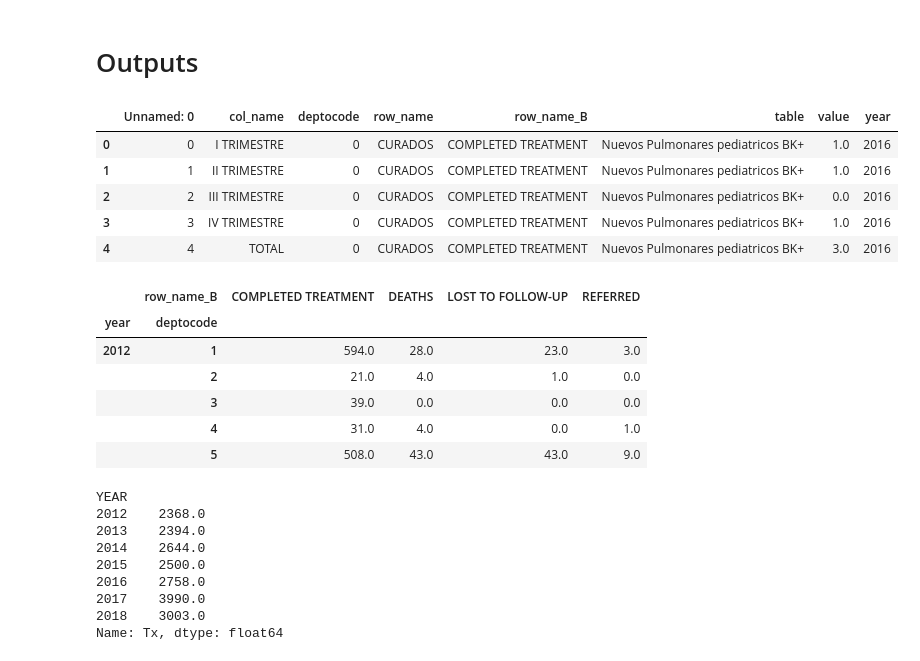
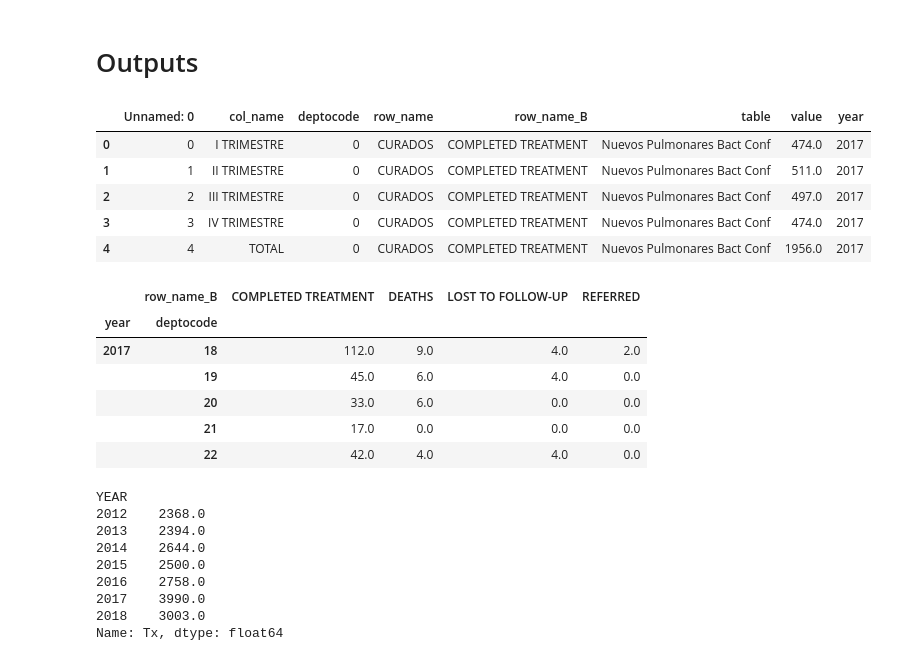
Before and after one commit to Guitlle/gf, a Jupyter notebook: impact_evaluation/gtm/pre_data_preparation.ipynb, the cells around one changed output. Saved outputs shown, nothing was run; the diff lists cells and outputs as text; code cells hidden in the pictures.

Commit message:
cohorte 2017

```diff
--- a/impact_evaluation/gtm/pre_data_preparation.ipynb
+++ b/impact_evaluation/gtm/pre_data_preparation.ipynb
@@ -58,32 +58,47 @@ acfcases = acfcases.rename("Additional Cases Detected via ACF_value_m").fillna(0
 # Cases Started on Treatment_value
 # MDR Cases Started Treatment_value
 
-cohortes = pd.read_csv("../../../Outcome Measurement Data/TUBERCULOSIS/COHORTES/GTM - Tx cohort data 2012-2016.csv")
+cohortes = pd.read_csv("../../../Outcome Measurement Data/TUBERCULOSIS/COHORTES/GTM - Tx cohort data 2012-2017.csv")
 # %%
 cohortes.head()
 # %% [output]
 |  | Unnamed: 0 | col_name | deptocode | row_name | row_name_B | table | value | year |
-| 0 | 0 | I TRIMESTRE | 0 | CURADOS | COMPLETED TREATMENT | Nuevos Pulmonares pediatricos BK+ | 1.0 | 2016 |
-| 1 | 1 | II TRIMESTRE | 0 | CURADOS | COMPLETED TREATMENT | Nuevos Pulmonares pediatricos BK+ | 1.0 | 2016 |
-| 2 | 2 | III TRIMESTRE | 0 | CURADOS | COMPLETED TREATMENT | Nuevos Pulmonares pediatricos BK+ | 0.0 | 2016 |
-| 3 | 3 | IV TRIMESTRE | 0 | CURADOS | COMPLETED TREATMENT | Nuevos Pulmonares pediatricos BK+ | 1.0 | 2016 |
-| 4 | 4 | TOTAL | 0 | CURADOS | COMPLETED TREATMENT | Nuevos Pulmonares pediatricos BK+ | 3.0 | 2016 |
+| 0 | 0 | I TRIMESTRE | 0 | CURADOS | COMPLETED TREATMENT | Nuevos Pulmonares Bact Conf | 474.0 | 2017 |
+| 1 | 1 | II TRIMESTRE | 0 | CURADOS | COMPLETED TREATMENT | Nuevos Pulmonares Bact Conf | 511.0 | 2017 |
+| 2 | 2 | III TRIMESTRE | 0 | CURADOS | COMPLETED TREATMENT | Nuevos Pulmonares Bact Conf | 497.0 | 2017 |
+| 3 | 3 | IV TRIMESTRE | 0 | CURADOS | COMPLETED TREATMENT | Nuevos Pulmonares Bact Conf | 474.0 | 2017 |
+| 4 | 4 | TOTAL | 0 | CURADOS | COMPLETED TREATMENT | Nuevos Pulmonares Bact Conf | 1956.0 | 2017 |
 # %%
-pivot_cohortes = cohortes[(cohortes.col_name.isin(["TOTAL"])) &
-       (cohortes.table.isin(["Nuevos Pulmonares BK+", "Nuevos Pulmonares BK-", "Nuevos Pediatricos",
-                          "Nuevos Extrapulmonares", "Nuevos TB/VIH", "Retratamiento"])) &
+pivot_cohortes = cohortes[
+       (cohortes.col_name.isin(["TOTAL"])) &
+       ((cohortes.year <=2016) & cohortes.table.isin([
+                "Nuevos Pulmonares BK+",
+                "Nuevos Pulmonares BK-",
+                "Nuevos Pediatricos",
+                "Nuevos Extrapulmonares",
+                "Nuevos TB/VIH", "Retratamiento"
+            ]) |
+       # 2017
+       ((cohortes.year == 2017) & cohortes.table.isin([
+               "Nuevos Pulmonares Bact Conf",
+               "Nuevos Pulmonares pediatricos Bact Conf",
+               "Nuevos Pulmonares Dx Clinico",
+               "Nuevos Extrapulmonares Bact Conf",
+               "Nuevos Extrapulmonares Dx Clinico"
+            ]))
+       ) &
        (cohortes.deptocode!=0)].\
     groupby(["year", "deptocode", "row_name_B"]).value.sum().unstack(2)
 # %%
-pivot_cohortes.head()
+pivot_cohortes.tail()
 # %% [output]
 |  | row_name_B | COMPLETED TREATMENT | DEATHS | LOST TO FOLLOW-UP | REFERRED |
 | year | deptocode |  |  |  |  |
-| 2012 | 1 | 594.0 | 28.0 | 23.0 | 3.0 |
-|  | 2 | 21.0 | 4.0 | 1.0 | 0.0 |
-|  | 3 | 39.0 | 0.0 | 0.0 | 0.0 |
-|  | 4 | 31.0 | 4.0 | 0.0 | 1.0 |
-|  | 5 | 508.0 | 43.0 | 43.0 | 9.0 |
+| 2017 | 18 | 112.0 | 9.0 | 4.0 | 2.0 |
+|  | 19 | 45.0 | 6.0 | 4.0 | 0.0 |
+|  | 20 | 33.0 | 6.0 | 0.0 | 0.0 |
+|  | 21 | 17.0 | 0.0 | 0.0 | 0.0 |
+|  | 22 | 42.0 | 4.0 | 4.0 | 0.0 |
 # %%
 initiatedTx = pivot_cohortes.sum(axis=1)
 # %%
```
Also changed, not shown: parts of 2 cells of this notebook.
